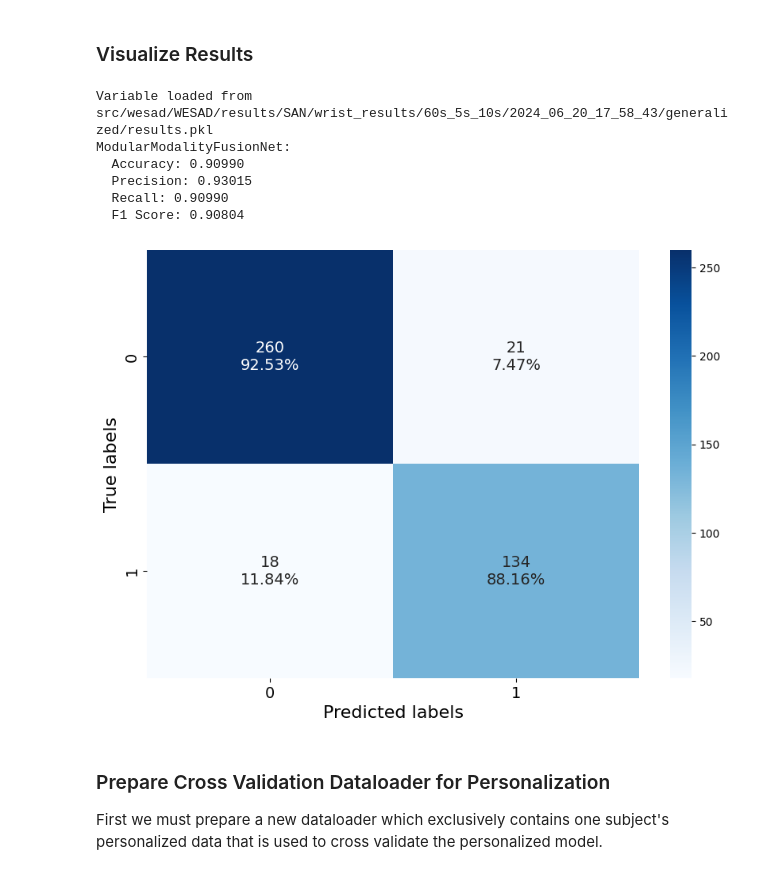
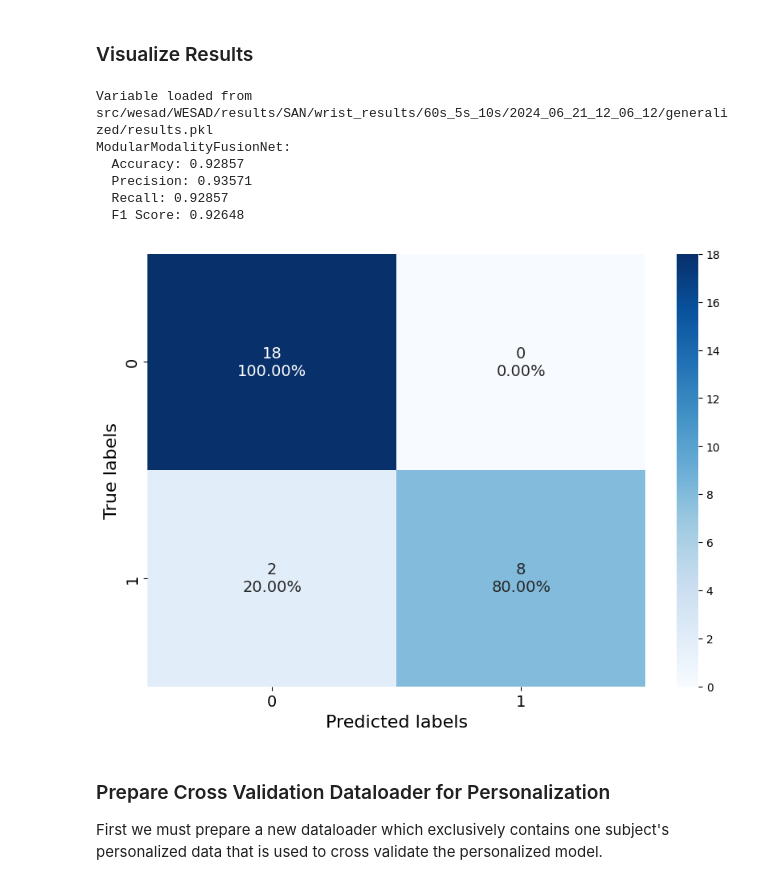
Before and after one commit to WillPowellUk/Modular-Multimodal-Stress-Detector, a Jupyter notebook: wesad_demo.ipynb, the cells around one changed output. Drawn from its saved outputs; the diff is of its cells as text; code cells hidden in the pictures.

```diff
--- a/wesad_demo.ipynb
+++ b/wesad_demo.ipynb
@@ -301,25 +303,25 @@ Variable 'Results' saved to src/wesad/WESAD/results/SAN/wrist_results/60s_5s_10s
 # %%
 from src.ml_pipeline.analysis import ModelResultsAnalysis
 from src.utils import load_var
 
 WINDOW_LENGTH = 60
 SLIDING_LENGTH = 5
 SPLIT_LENGTH = 10 # this will split each 60 second segments into 6 x 10 second segments
 
-# save_path = 'src/wesad/WESAD/results/SAN/wrist_results/60s_5s_10s/2024_06_20_14_55_01/.pkl'
-save_path = 'src/wesad/WESAD/results/SAN/wrist_results/60s_5s_10s/2024_06_20_17_58_43/generalized/results.pkl'
-results = load_var(save_path)
+# results_path = 'src/wesad/WESAD/results/SAN/wrist_results/60s_5s_10s/2024_06_20_14_55_01/.pkl'
+results_path = f'{save_path}/results.pkl'
+results = load_var(results_path)
 
 analysis = ModelResultsAnalysis(results)
 analysis.analyze_collective()
 # %% [output]
-Variable loaded from src/wesad/WESAD/results/SAN/wrist_results/60s_5s_10s/2024_06_20_17_58_43/generalized/results.pkl
+Variable loaded from src/wesad/WESAD/results/SAN/wrist_results/60s_5s_10s/2024_06_21_12_06_12/generalized/results.pkl
 ModularModalityFusionNet:
-  Accuracy: 0.90990
-  Precision: 0.93015
-  Recall: 0.90990
-  F1 Score: 0.90804
+  Accuracy: 0.92857
+  Precision: 0.93571
+  Recall: 0.92857
+  F1 Score: 0.92648
-[figure, old version]
+[figure, new version]
 # %% [markdown]
 ### Prepare Cross Validation Dataloader for Personalization
 
```
Also changed, not shown: parts of 4 cells of this notebook, 3 other files.
